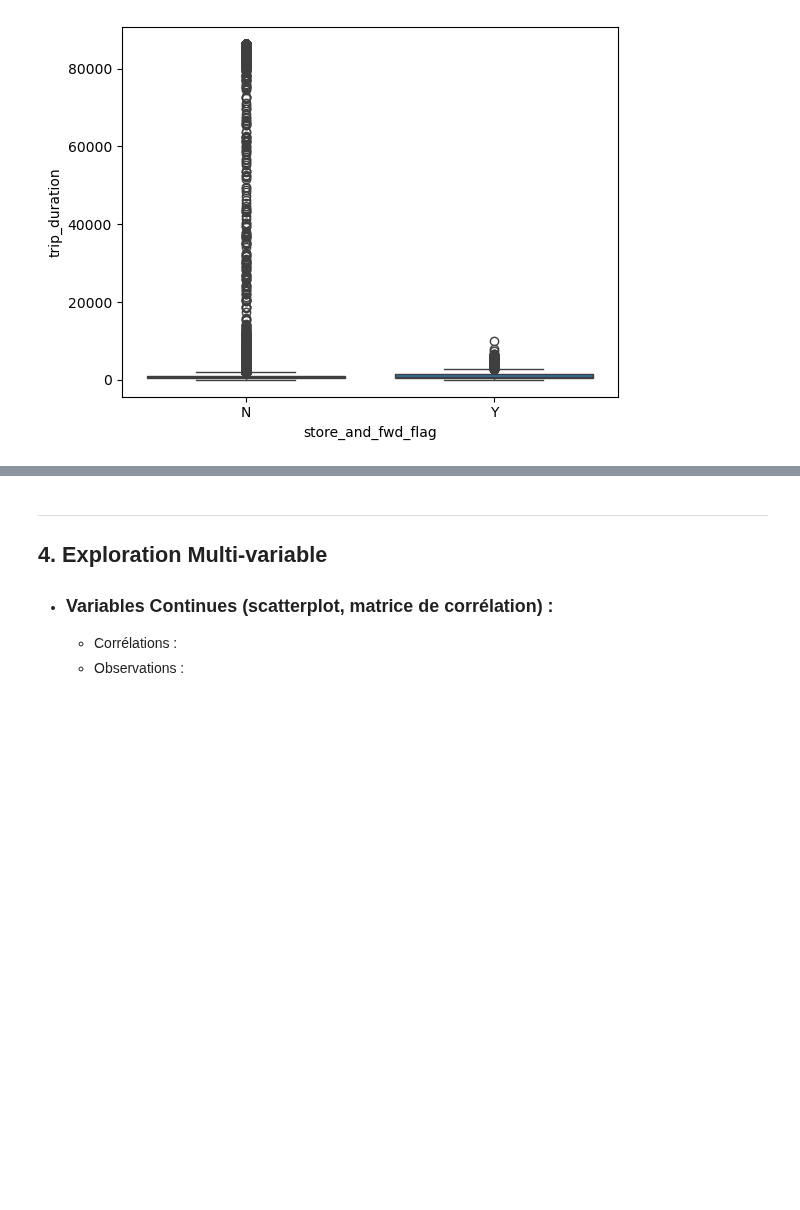
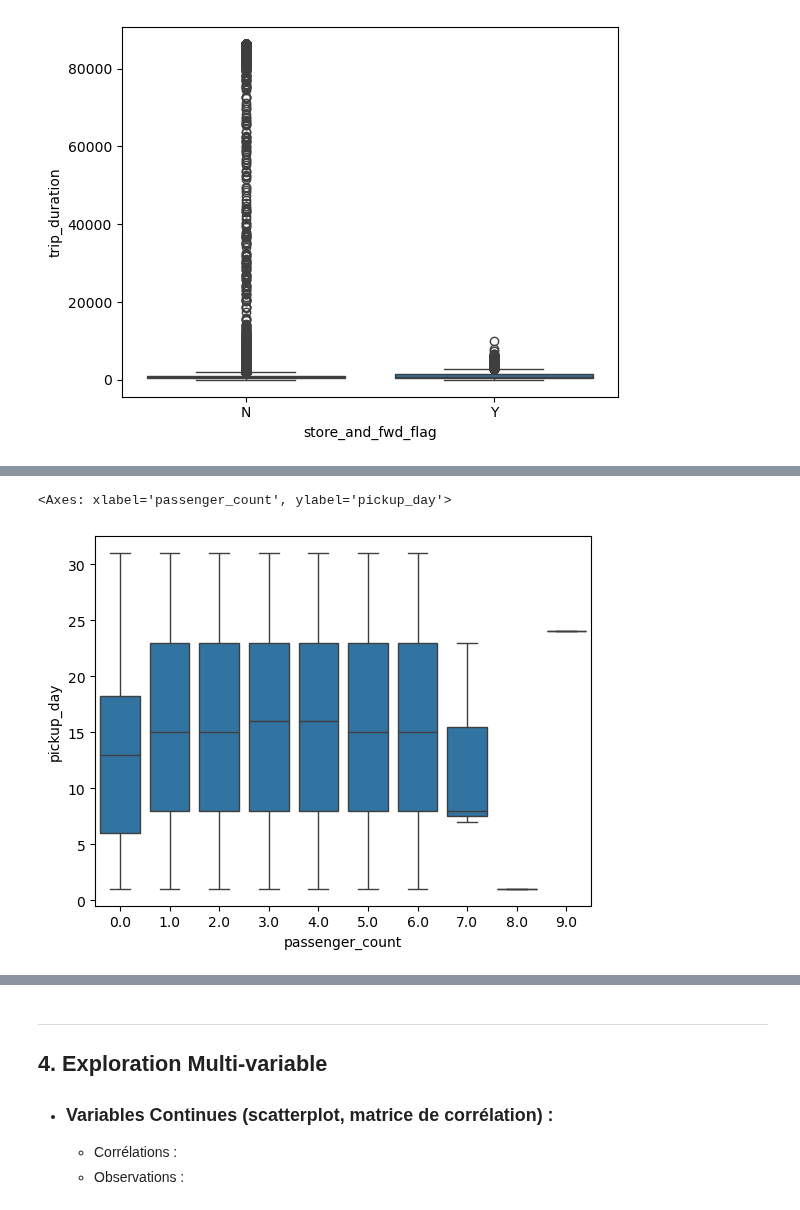
Before and after one commit to Chriishero/Programmation, a Jupyter notebook: Python/Intelligence Artificielle/Projet/New York City Taxi Trip Duration (Kaggle)/EDA.ipynb, the cells around one changed output, grey strips where cells are left out. Saved outputs shown, nothing was run; the diff lists cells and outputs as text; code cells hidden in the pictures; blank space fills up the shorter version.

```diff
--- a/Python/Intelligence Artificielle/Projet/New York City Taxi Trip Duration (Kaggle)/EDA.ipynb
+++ b/Python/Intelligence Artificielle/Projet/New York City Taxi Trip Duration (Kaggle)/EDA.ipynb
@@ -573,0 +638,5 @@ sns.boxplot(x=df["store_and_fwd_flag"], y=df["trip_duration"])
+# %%
+sns.boxplot(x=df["passenger_count"], y=df["pickup_day"])
+# %% [output]
+<Axes: xlabel='passenger_count', ylabel='pickup_day'>
+[figure, added]
```
Also changed, not shown: parts of 12 cells of this notebook, 1 other file.
